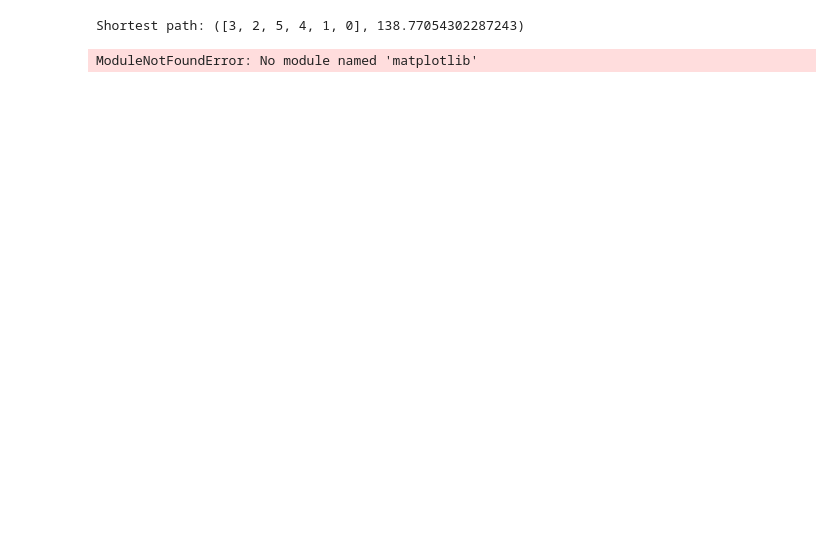
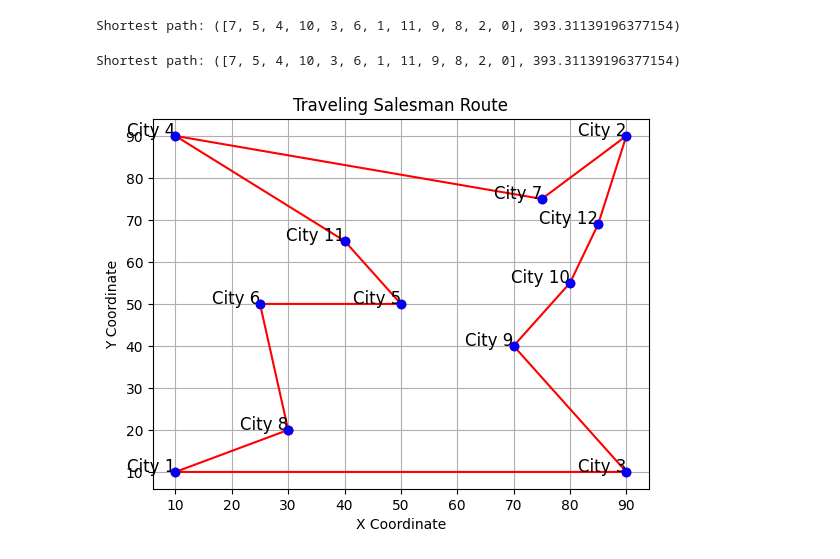
Before and after one commit to DIET-co/DAA, a Jupyter notebook: PROJECT/ANT_TSA.ipynb, the cells around one changed output. Saved outputs shown, nothing was run; the diff lists cells and outputs as text; code cells hidden in the pictures; blank space fills up the shorter version.

```diff
--- a/PROJECT/ANT_TSA.ipynb
+++ b/PROJECT/ANT_TSA.ipynb
@@ -72,18 +72,24 @@ class AntColony:
 
 # Defined coordinates for 6 cities
 coordinates = np.array([
-    [30, 40],  # City 1
-    [40, 70],  # City 2
-    [70, 40],  # City 3
-    [50, 30],  # City 4
-    [60, 70],  # City 5
-    [80, 50]   # City 6
+    [10, 10],  # City 1
+    [90, 90],  # City 2
+    [90, 10],  # City 3
+    [10, 90],  # City 4
+    [50, 50],  # City 5
+    [25, 50],   # City 6
+    [75, 75],  # City 7
+    [30, 20],  # City 8
+    [70,40], # City 9
+    [80,55],   # City 10
+    [40, 65], # City 11
+    [85, 69]  # City 12
 ])
 
 # Calculate distance matrix
-distances = np.zeros((6, 6))
-for i in range(6):
-    for j in range(6):
+distances = np.zeros((12, 12))
+for i in range(12):
+    for j in range(12):
         if i != j:
             distances[i][j] = euclidean_distance(coordinates[i], coordinates[j])
         else:
@@ -94,7 +100,7 @@ aco = AntColony(distances, n_ants=10, n_best=3, n_iterations=100, decay=0.95, al
 shortest_path = aco.run()
 print(f"Shortest path: {shortest_path}")
 # %% [output]
-Shortest path: ([3, 2, 5, 4, 1, 0], 138.77054302287243)
+Shortest path: ([7, 5, 4, 10, 3, 6, 1, 11, 9, 8, 2, 0], 393.31139196377154)
 # %%
 import numpy as np
 import matplotlib.pyplot as plt
@@ -167,40 +173,47 @@ class AntColony:
         norm_row = row / row.sum()
         move = np.random.choice(self.all_inds, 1, p=norm_row)[0]
         return move
 
 def plot_route(coordinates, route):
     route_coordinates = coordinates[route]
     route_coordinates = np.vstack([route_coordinates, route_coordinates[0]])
     plt.scatter(coordinates[:, 0], coordinates[:, 1], color='blue', zorder=5)
     plt.plot(route_coordinates[:, 0], route_coordinates[:, 1], color='red', linestyle='-', marker='o')
     for i, coord in enumerate(coordinates):
         plt.text(coord[0], coord[1], f'City {i+1}', fontsize=12, ha='right')
     plt.title('Traveling Salesman Route')
     plt.xlabel('X Coordinate')
     plt.ylabel('Y Coordinate')
     plt.grid(True)
     plt.show()
 
 # Example coordinates and usage
 coordinates = np.array([
-    [30, 40],  # City 1
-    [40, 70],  # City 2
-    [70, 40],  # City 3
-    [50, 30],  # City 4
-    [60, 70],  # City 5
-    [80, 50]   # City 6
+    [10, 10],  # City 1
+    [90, 90],  # City 2
+    [90, 10],  # City 3
+    [10, 90],  # City 4
+    [50, 50],  # City 5
+    [25, 50],   # City 6
+    [75, 75],  # City 7
+    [30, 20],  # City 8
+    [70,40],
+    [80,55],
+    [40, 65],
+    [85, 69]
 ])
 distances = np.array([[euclidean_distance(coordinates[i], coordinates[j]) for j in range(len(coordinates))] for i in range(len(coordinates))])
 np.fill_diagonal(distances, np.inf)
 
 aco = AntColony(distances, n_ants=10, n_best=3, n_iterations=100, decay=0.95, alpha=1, beta=2)
 result = aco.run()
 print(f"Shortest path: {result}")
 
 # Plot the route
 plot_route(coordinates, result[0])
 # %% [output]
-ModuleNotFoundError: No module named 'matplotlib'
+Shortest path: ([7, 5, 4, 10, 3, 6, 1, 11, 9, 8, 2, 0], 393.31139196377154)
+[figure, added]
 # %%
 import numpy as np
 import matplotlib.pyplot as plt
```
Also changed, not shown: parts of 2 cells of this notebook.
